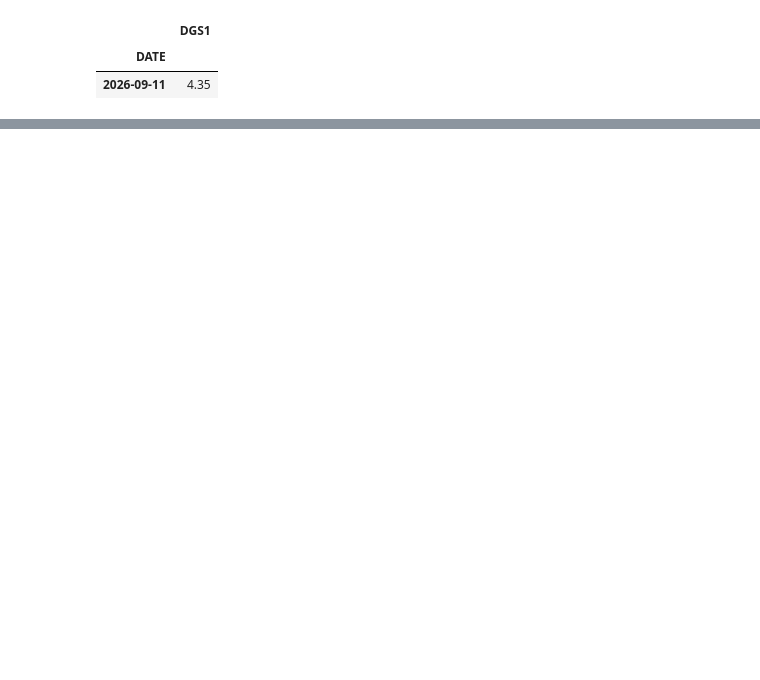
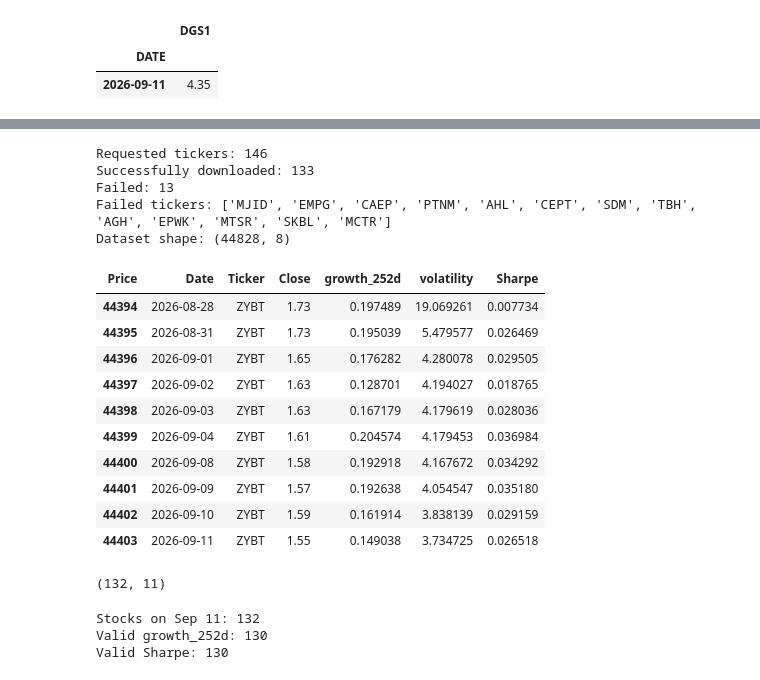
Before and after one commit to robanc/stock-markets-analytics-zoomcamp, a Jupyter notebook: 02-dataframe-analysis/Module_02_Working_with_the_data.ipynb, the cells around one changed output, grey strips where cells are left out. Saved outputs shown, nothing was run; the diff lists cells and outputs as text; code cells hidden in the pictures; blank space fills up the shorter version.

```diff
--- a/02-dataframe-analysis/Module_02_Working_with_the_data.ipynb
+++ b/02-dataframe-analysis/Module_02_Working_with_the_data.ipynb
@@ -2696,0 +3074,63 @@ m16.to_parquet(f'stocks_df_combined_{date_str}.parquet.brotli',
+# %%
+print("Requested tickers:", len(tickers))
+print("Successfully downloaded:", stocks_df["Ticker"].nunique())
+print("Failed:", len(failed_tickers))
+print("Failed tickers:", failed_tickers)
+print("Dataset shape:", stocks_df.shape)
+# %% [output]
+Requested tickers: 146
+Successfully downloaded: 133
+Failed: 13
+Failed tickers: ['MJID', 'EMPG', 'CAEP', 'PTNM', 'AHL', 'CEPT', 'SDM', 'TBH', 'AGH', 'EPWK', 'MTSR', 'SKBL', 'MCTR']
+Dataset shape: (44828, 8)
+# %%
+stocks_df = stocks_df.sort_values(["Ticker", "Date"]).copy()
+# %%
+stocks_df["growth_252d"] = (
+    stocks_df.groupby("Ticker")["Close"].transform(
+        lambda x: x / x.shift(252)
+    )
+)
+# %%
+stocks_df["volatility"] = (
+    stocks_df.groupby("Ticker")["Close"].transform(
+        lambda x: x.rolling(30).std() * np.sqrt(252)
+    )
+)
+# %%
+stocks_df["Sharpe"] = (
+    (stocks_df["growth_252d"] - 0.05) /
+    stocks_df["volatility"]
+)
+# %%
+stocks_df[
+    ["Date", "Ticker", "Close", "growth_252d", "volatility", "Sharpe"]
+].tail(10)
+# %% [output]
+| Price | Date | Ticker | Close | growth_252d | volatility | Sharpe |
+| 44394 | 2026-08-28 | ZYBT | 1.73 | 0.197489 | 19.069261 | 0.007734 |
+| 44395 | 2026-08-31 | ZYBT | 1.73 | 0.195039 | 5.479577 | 0.026469 |
+| 44396 | 2026-09-01 | ZYBT | 1.65 | 0.176282 | 4.280078 | 0.029505 |
+| 44397 | 2026-09-02 | ZYBT | 1.63 | 0.128701 | 4.194027 | 0.018765 |
+| 44398 | 2026-09-03 | ZYBT | 1.63 | 0.167179 | 4.179619 | 0.028036 |
+| 44399 | 2026-09-04 | ZYBT | 1.61 | 0.204574 | 4.179453 | 0.036984 |
+| 44400 | 2026-09-08 | ZYBT | 1.58 | 0.192918 | 4.167672 | 0.034292 |
+| 44401 | 2026-09-09 | ZYBT | 1.57 | 0.192638 | 4.054547 | 0.035180 |
+| 44402 | 2026-09-10 | ZYBT | 1.59 | 0.161914 | 3.838139 | 0.029159 |
+| 44403 | 2026-09-11 | ZYBT | 1.55 | 0.149038 | 3.734725 | 0.026518 |
+# %%
+final_df = stocks_df[
+    stocks_df["Date"] == pd.Timestamp("2026-09-11")
+].copy()
+
+final_df.shape
+# %% [output]
+(132, 11)
+# %%
+print("Stocks on Sep 11:", final_df["Ticker"].nunique())
+print("Valid growth_252d:", final_df["growth_252d"].notna().sum())
+print("Valid Sharpe:", final_df["Sharpe"].notna().sum())
+# %% [output]
+Stocks on Sep 11: 132
+Valid growth_252d: 130
+Valid Sharpe: 130
```
Also changed, not shown: parts of 113 cells of this notebook.
